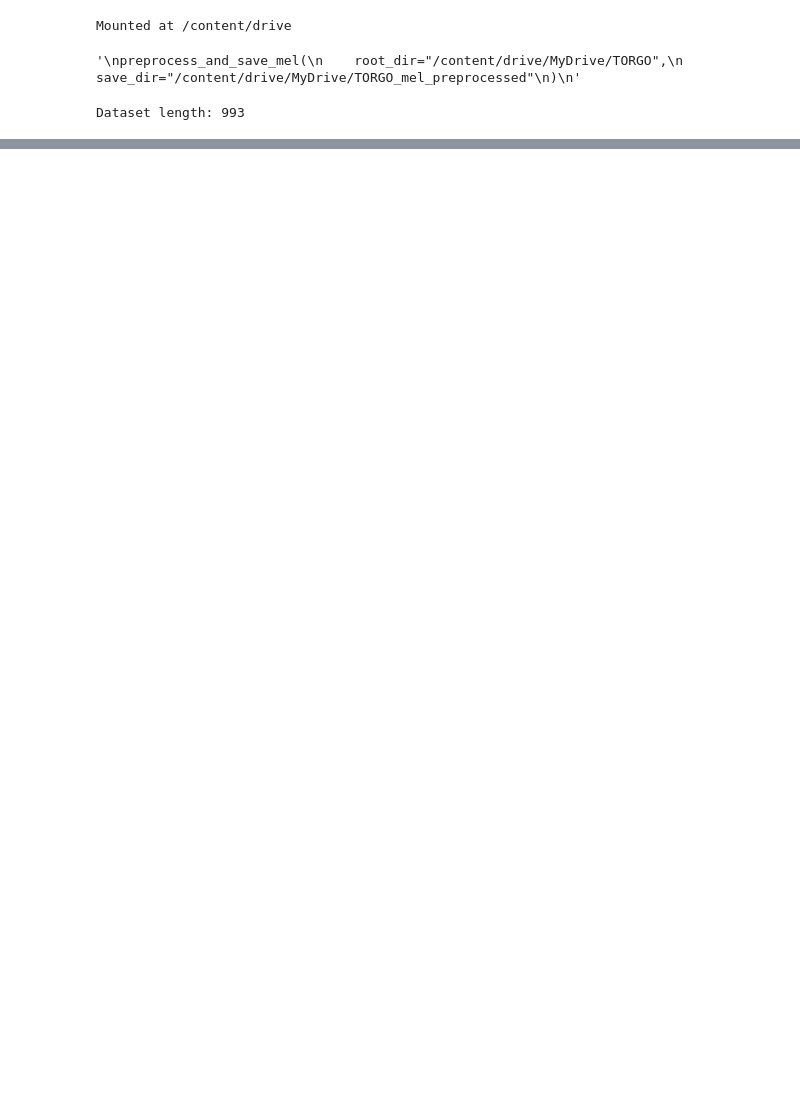
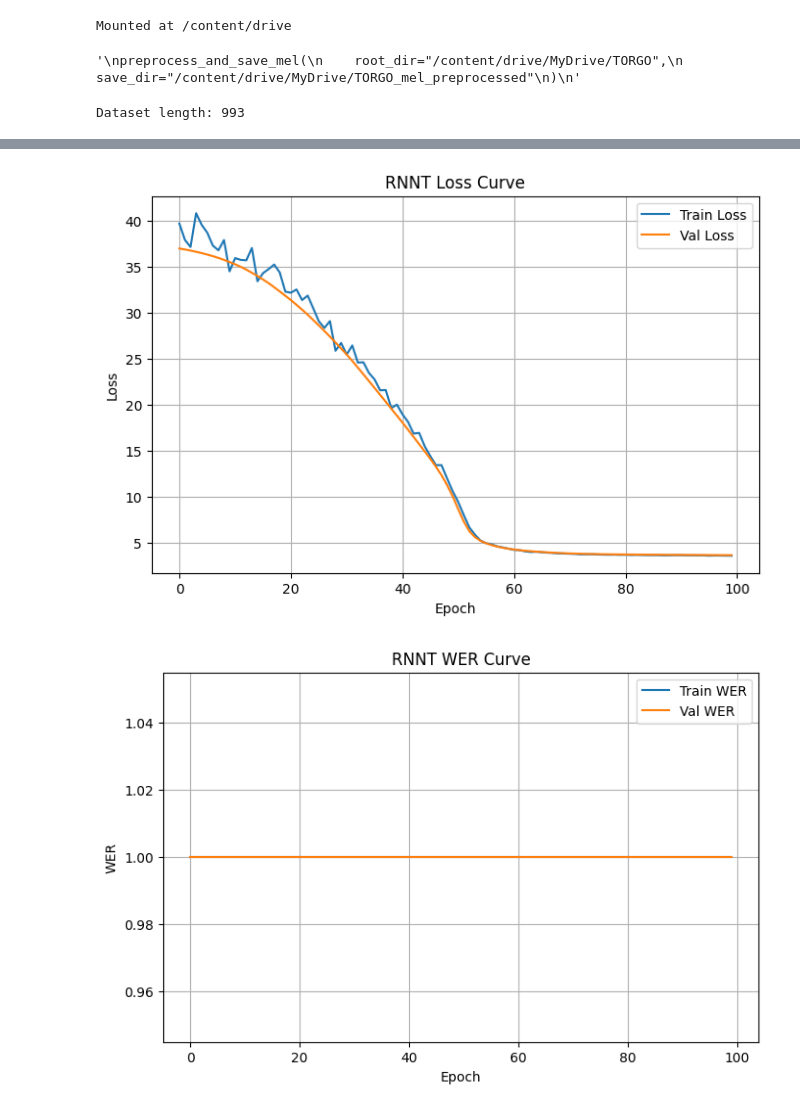
Before and after one commit to captainkeemo/Dysarthric-Speech-Transcription, a Jupyter notebook: models/base_CTC_RNNT_models.ipynb, the cells around one changed output, grey strips where cells are left out. Cells and saved outputs as stored; diff of their text form; code cells hidden in the pictures; blank space fills up the shorter version.

Commit message:
Uploading base CTC and RNN-T model results

```diff
--- a/models/base_CTC_RNNT_models.ipynb
+++ b/models/base_CTC_RNNT_models.ipynb
@@ -511,7 +511,7 @@ def train_rnnt(model, train_loader, val_loader, optimizer, loss_fn, index_to_cha
 
         if val_loss < best_val_loss:
             best_val_loss = val_loss
-            torch.save(model.state_dict(), 'best_rnnt_model.pt')
+            torch.save(model.state_dict(), '/content/drive/MyDrive/best_rnnt_model.pt')
             wait = 0
         else:
             wait += 1
@@ -665,7 +709,7 @@ import time
 
 # Train RNN-T model
 model_rnnt = RNNTModel()
-optimizer_rnnt = torch.optim.Adam(model_rnnt.parameters(), lr=1e-4)
+optimizer_rnnt = torch.optim.Adam(model_rnnt.parameters(), lr=1e-5)
 loss_fn_rnnt = nn.CTCLoss(blank=char_to_index['|'], zero_infinity=True)
 device = get_device()
 
@@ -677,7 +721,7 @@ rnnt_train_loss, rnnt_val_loss, rnnt_train_wer, rnnt_val_wer, rnnt_train_cer, rn
     optimizer=optimizer_rnnt,
     loss_fn=loss_fn_rnnt,
     index_to_char=index_to_char,
-    epochs=50,
+    epochs=100,
     patience=3,
     device=device
 )
@@ -699,0 +744,22 @@ print(f"Baseline RNN-T Training time: {end_time - start_time} seconds")
+# %%
+# Train CTC model
+model_ctc = CTCModel()
+optimizer_ctc = torch.optim.Adam(model_ctc.parameters(), lr=1e-5)
+loss_fn_ctc = nn.CTCLoss(blank=char_to_index['|'], zero_infinity=True)
+device = get_device()
+
+# Train RNN-T model
+model_rnnt = RNNTModel()
+optimizer_rnnt = torch.optim.Adam(model_rnnt.parameters(), lr=1e-4)
+loss_fn_rnnt = nn.CTCLoss(blank=char_to_index['|'], zero_infinity=True)
+device = get_device()
+
+# Load saved CTC weights
+model_ctc.load_state_dict(torch.load("/content/drive/MyDrive/best_ctc_model.pt"))
+model_ctc.to(device)
+model_ctc.eval()
+
+# Load saved RNN-T weights
+model_rnnt.load_state_dict(torch.load("/content/drive/MyDrive/best_rnnt_model.pt"))
+model_rnnt.to(device)
+model_rnnt.eval()
@@ -721,6 +803,12 @@ rnnt_results = evaluate_and_plot_model(
     blank_idx=char_to_index['|'],
     use_beam=True,
     beam_width=5,
-    model_type="rnnt"
+    model_type="rnnt",
+    train_losses=rnnt_train_loss,
+    val_losses=rnnt_val_loss,
+    train_wer=rnnt_train_wer,
+    val_wer=rnnt_val_wer,
+    train_cer=rnnt_train_cer,
+    val_cer=rnnt_val_cer
 )
 # %% [output]
@@ -727,0 +816,2 @@ rnnt_results = evaluate_and_plot_model(
+[figure, added]
+[figure, added]
```
Also changed, not shown: parts of 7 cells of this notebook.
